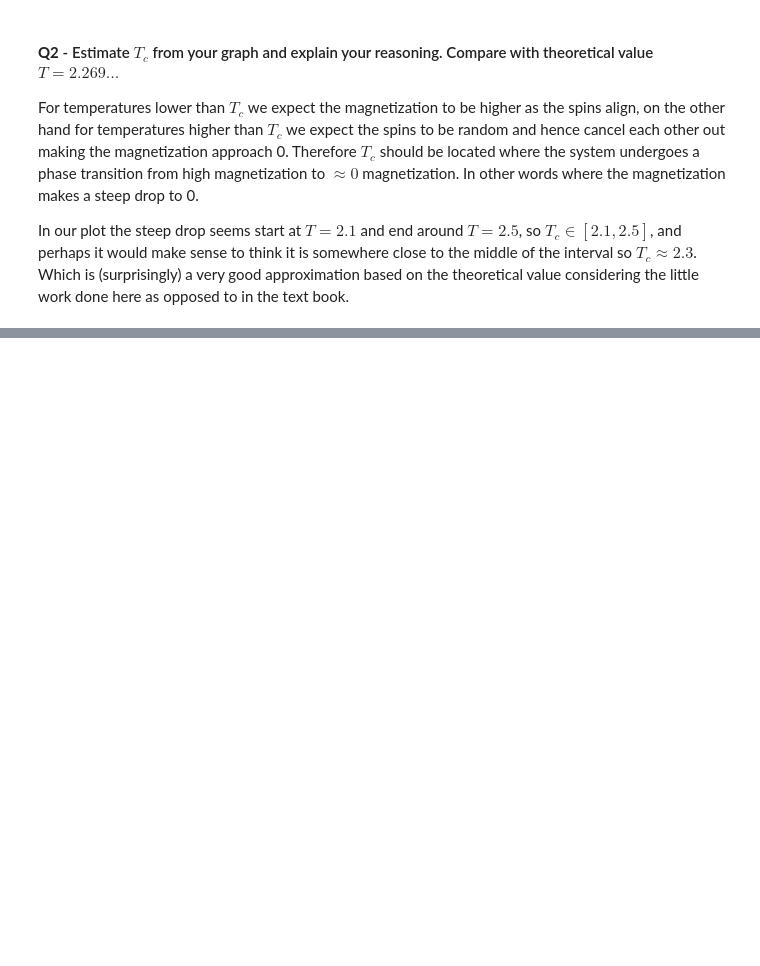
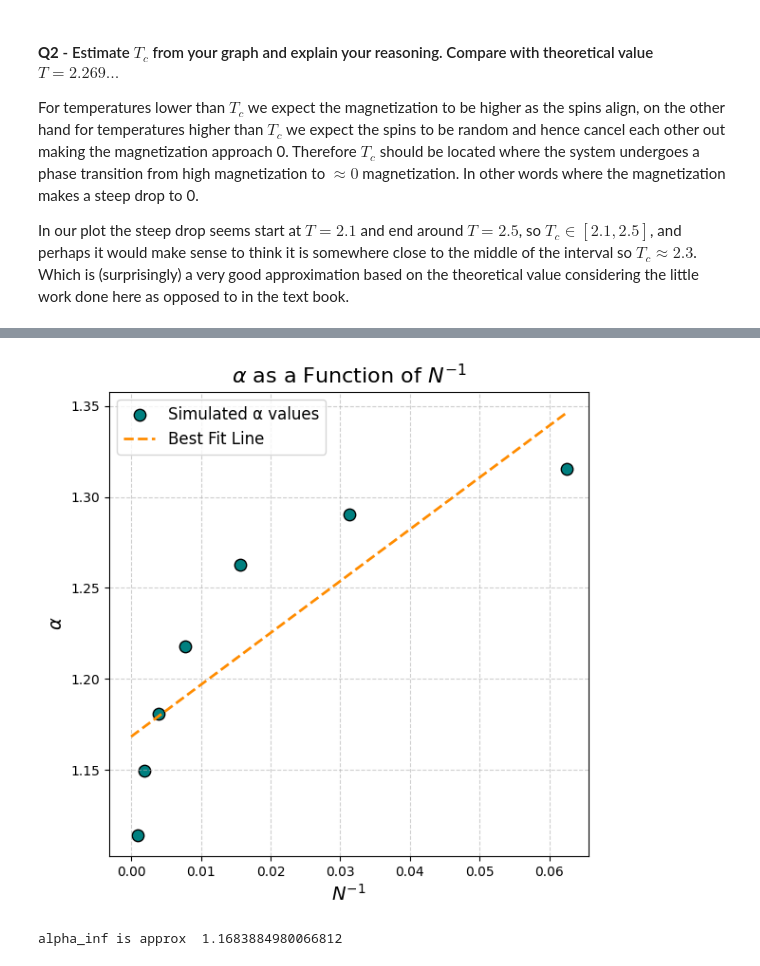
Before and after one commit to Wessias/SOCS, a Jupyter notebook: HW1/hw1-viggo-wessner.ipynb, the cells around one changed output, grey strips where cells are left out. Saved outputs shown, nothing was run; the diff lists cells and outputs as text; code cells hidden in the pictures; blank space fills up the shorter version.

```diff
--- a/HW1/hw1-viggo-wessner.ipynb
+++ b/HW1/hw1-viggo-wessner.ipynb
@@ -532,0 +742,24 @@ In our plot the steep drop seems start at $T=2.1$ and end around $T=2.5$, so $T_
+# %%
+# Linear fit for extrapolation (optional)
+fit = np.polyfit(N_inverse, alpha_vals, 1)
+fit_func = np.poly1d(fit)
+t = np.linspace(0,1/16, 100)
+# Create the plot
+plt.figure(figsize=(6, 6))
+plt.scatter(N_inverse, alpha_vals, color="teal", s=80, edgecolor="black", marker='o', label='Simulated α values')
+plt.plot(t, fit_func(t), '--', color='darkorange', linewidth=2, label="Best Fit Line")
+plt.xlabel(r'$N^{-1}$', fontsize=14)
+
+plt.ylabel(r'$\alpha$', fontsize=14)
+plt.title(r'$\alpha$ as a Function of $N^{-1}$', fontsize=16)
+
+plt.legend(fontsize=12)
+plt.grid(True, linestyle='--', alpha=0.6)
+
+plt.tight_layout()
+plt.show()
+
+print("alpha_inf is approx ", fit_func(0))
+# %% [output]
+[figure, added]
+alpha_inf is approx  1.1683884980066812
```
Also changed, not shown: parts of 7 cells of this notebook, 1 other file.
